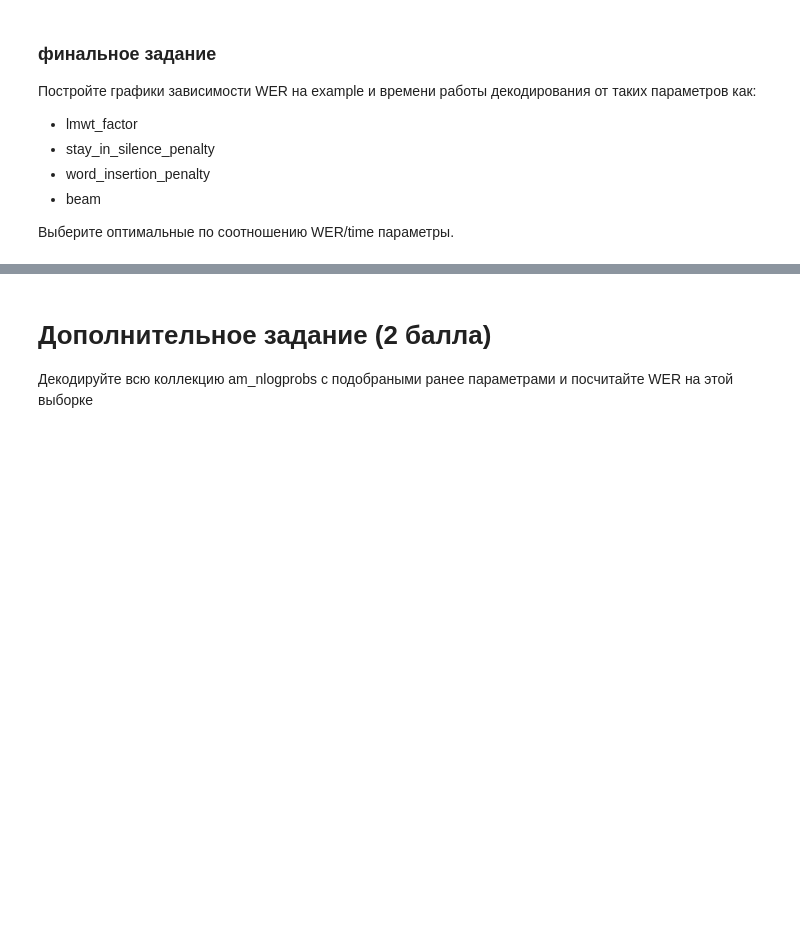
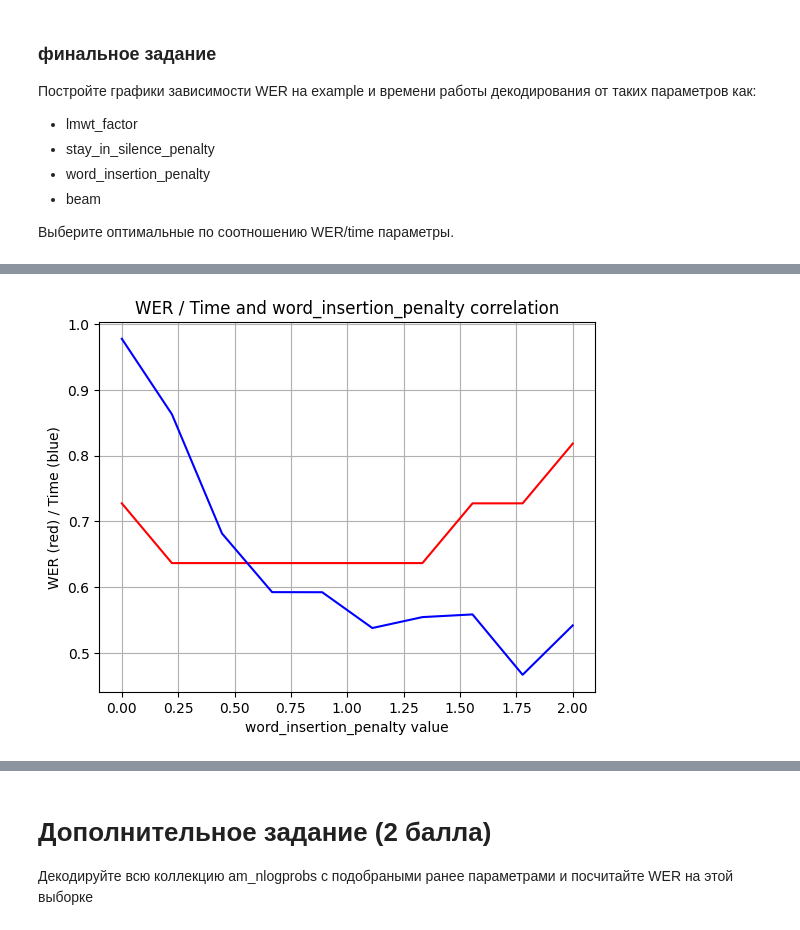
Before and after one commit to kolonist/asr_itmo_practice, a Jupyter notebook: asr_lab4.ipynb, the cells around one changed output, grey strips where cells are left out. Drawn from its saved outputs; the diff is of its cells as text; code cells hidden in the pictures; blank space fills up the shorter version.

```diff
--- a/asr_lab4.ipynb
+++ b/asr_lab4.ipynb
@@ -878,0 +1246,3 @@ print(hyp, "WER: ", jiwer.wer(example_ref, ' '.join(hyp.words)))
+# %%
+for idx, _ in enumerate(wer_ax):
+    print(f"{stay_in_silence_penalty_values[idx]:0.5f}: {wer_ax[idx]:0.5f}, {time_ax[idx]:8.5f}")
@@ -878,0 +1314,14 @@ print(hyp, "WER: ", jiwer.wer(example_ref, ' '.join(hyp.words)))
+# %%
+fig, ax = plt.subplots()
+ax.plot(word_insertion_penalty_values, wer_ax, color="red")
+ax.plot(word_insertion_penalty_values, time_ax / 50, color="blue")
+
+ax.set(
+    xlabel="word_insertion_penalty value", ylabel="WER (red) / Time (blue)",
+    title="WER / Time and word_insertion_penalty correlation",
+)
+ax.grid()
+
+plt.show()
+# %% [output]
+[figure, added]
```
Also changed, not shown: parts of 43 cells of this notebook.
